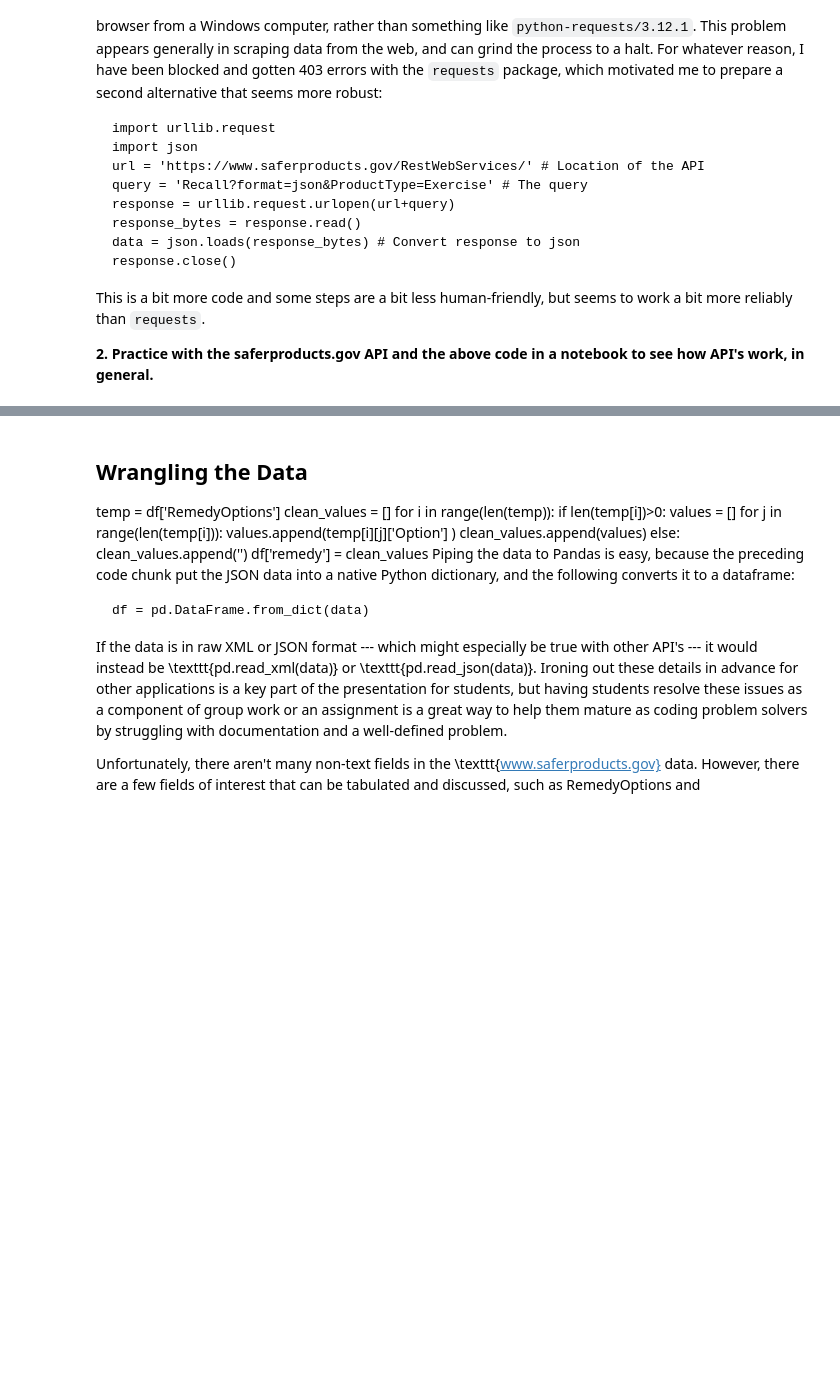
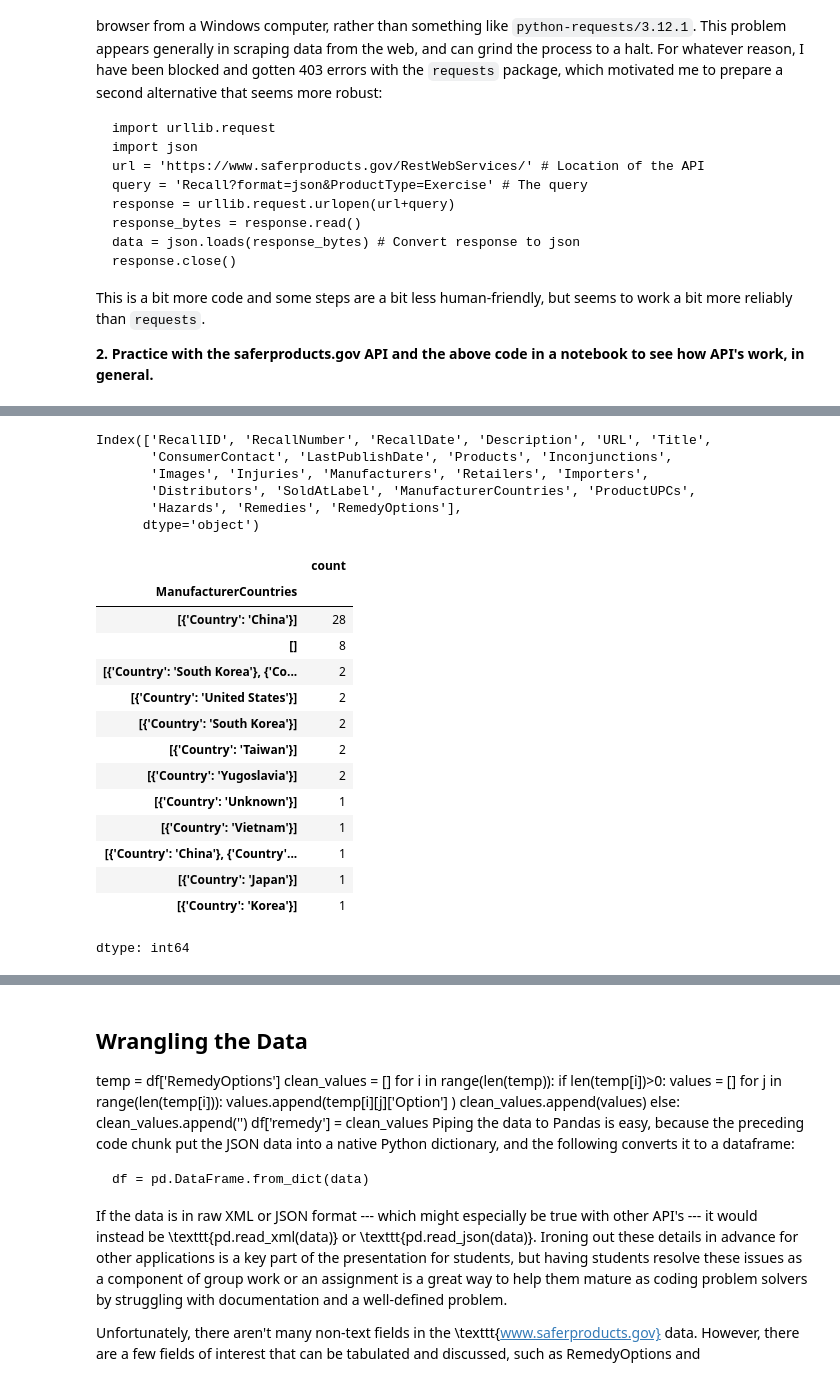
Before and after one commit to lynnido/labs, a Jupyter notebook: Lab_assignment_notebook.ipynb, the cells around one changed output, grey strips where cells are left out. Drawn from its saved outputs; the diff is of its cells as text; code cells hidden in the pictures; blank space fills up the shorter version.

```diff
--- a/Lab_assignment_notebook.ipynb
+++ b/Lab_assignment_notebook.ipynb
@@ -160,0 +174,27 @@ response.close()
+# %%
+df.columns
+# %% [output]
+Index(['RecallID', 'RecallNumber', 'RecallDate', 'Description', 'URL', 'Title',
+       'ConsumerContact', 'LastPublishDate', 'Products', 'Inconjunctions',
+       'Images', 'Injuries', 'Manufacturers', 'Retailers', 'Importers',
+       'Distributors', 'SoldAtLabel', 'ManufacturerCountries', 'ProductUPCs',
+       'Hazards', 'Remedies', 'RemedyOptions'],
+      dtype='object')
+# %%
+df['ManufacturerCountries'].value_counts()
+# %% [output]
+|  | count |
+| ManufacturerCountries |  |
+| [{'Country': 'China'}] | 28 |
+| [] | 8 |
+| [{'Country': 'South Korea'}, {'Co... | 2 |
+| [{'Country': 'United States'}] | 2 |
+| [{'Country': 'South Korea'}] | 2 |
+| [{'Country': 'Taiwan'}] | 2 |
+| [{'Country': 'Yugoslavia'}] | 2 |
+| [{'Country': 'Unknown'}] | 1 |
+| [{'Country': 'Vietnam'}] | 1 |
+| [{'Country': 'China'}, {'Country'... | 1 |
+| [{'Country': 'Japan'}] | 1 |
+| [{'Country': 'Korea'}] | 1 |
+dtype: int64
```
Also changed, not shown: parts of 19 cells of this notebook.
